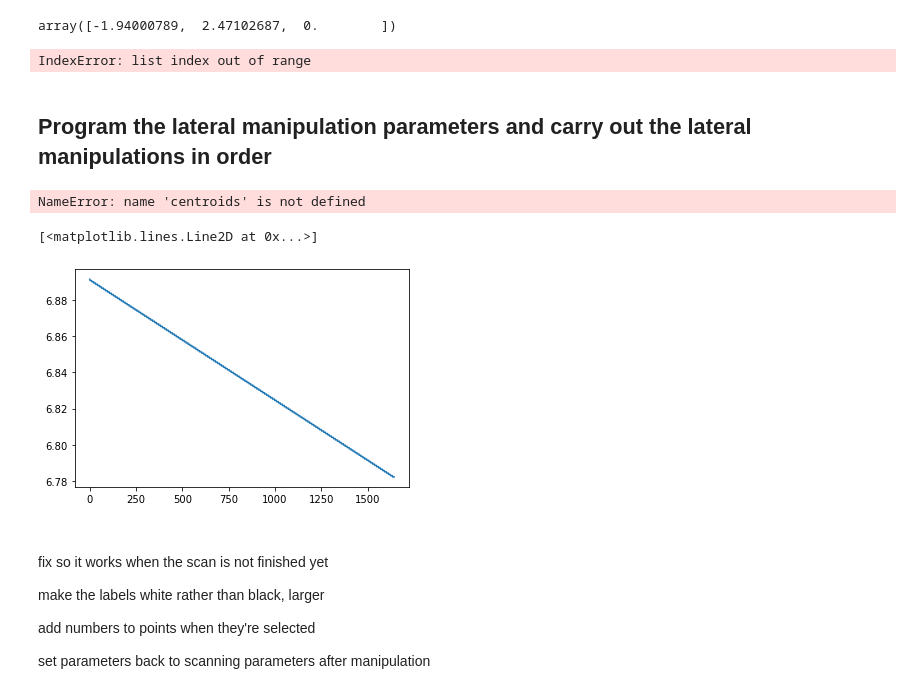
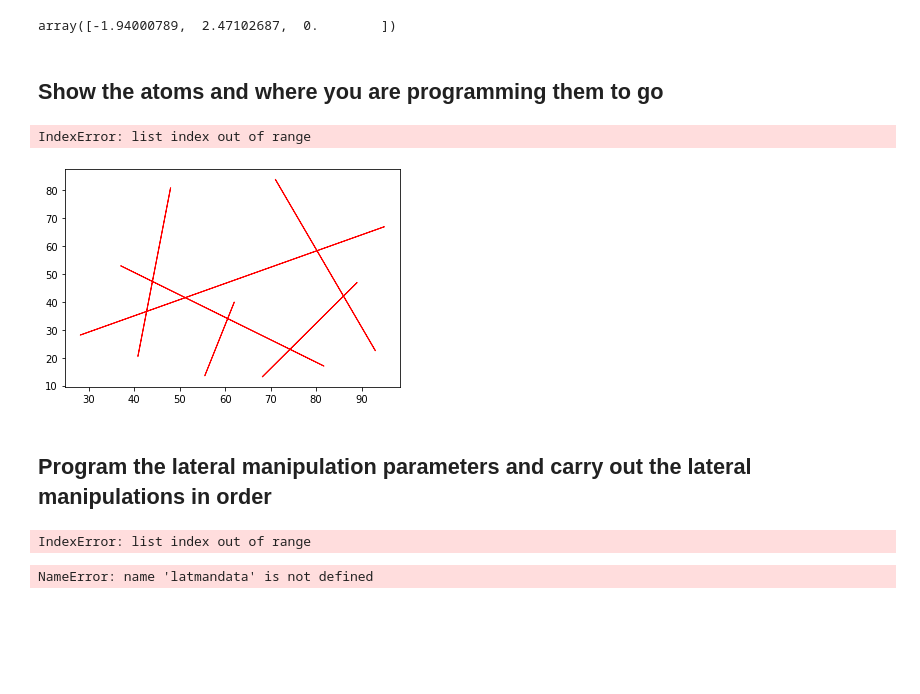
Before and after one commit to abekipnis/Kondo-Aalto, a Jupyter notebook: example_notebooks/GUI2.ipynb, the cells around one changed output. Cells and saved outputs as stored; diff of their text form; code cells hidden in the pictures; blank space fills up the shorter version.

Commit message:
added color and secondary numbers to matplotlib interactive GUI

```diff
--- a/example_notebooks/GUI2.ipynb
+++ b/example_notebooks/GUI2.ipynb
@@ -213,21 +213,24 @@ zero vector
 64.5 62.0 [64.5 62. ]
 [figure]
 array([-1.94000789,  2.47102687,  0.        ])
+# %% [markdown]
+## Show the atoms and where you are programming them to go
 # %%
 %matplotlib inline
 #assert(len(selected)==len(C.centroids))
 offset_nm = CC.get_xy_nm()
 len_nm = CC.get_len_nm()
 selected1 = selected
 centroids = C.centroids
 
 for n, c in enumerate(C.centroids):
-    plt.arrow(*c, *(np.array(list(reversed(selected[n])))-np.array(c)), c="o")
+    plt.arrow(*c, *(np.array(list(reversed(selected[n])))-np.array(c)), color="r")
 plt.imshow(dispmat);
 plt.show()
 #
 # %% [output]
 IndexError: list index out of range
+[figure, added]
 # %% [markdown]
 ## Program the lateral manipulation parameters and carry out the lateral manipulations in order
 # %%
@@ -247,19 +250,9 @@ for n in range(len(centroids)):
     # see documentation in AMRL/Environment/createc_control.py
     latmandata = CC.lat_manipulation(*initial, *final, latman_millivolt, latman_picoamp, offset_nm, nmx)
 # %% [output]
-NameError: name 'centroids' is not defined
+IndexError: list index out of range
 # %%
 # the units of this is unknown ?
 plt.plot(latmandata.y)
 # %% [output]
-[<matplotlib.lines.Line2D at 0x...>]
+NameError: name 'latmandata' is not defined
-[figure, removed]
-# %% [markdown]
-##
-fix so it works when the scan is not finished yet
-
-make the labels white rather than black, larger
-
-add numbers to points when they're selected
-
-set parameters back to scanning parameters after manipulation
```
Also changed, not shown: parts of 3 cells of this notebook.
